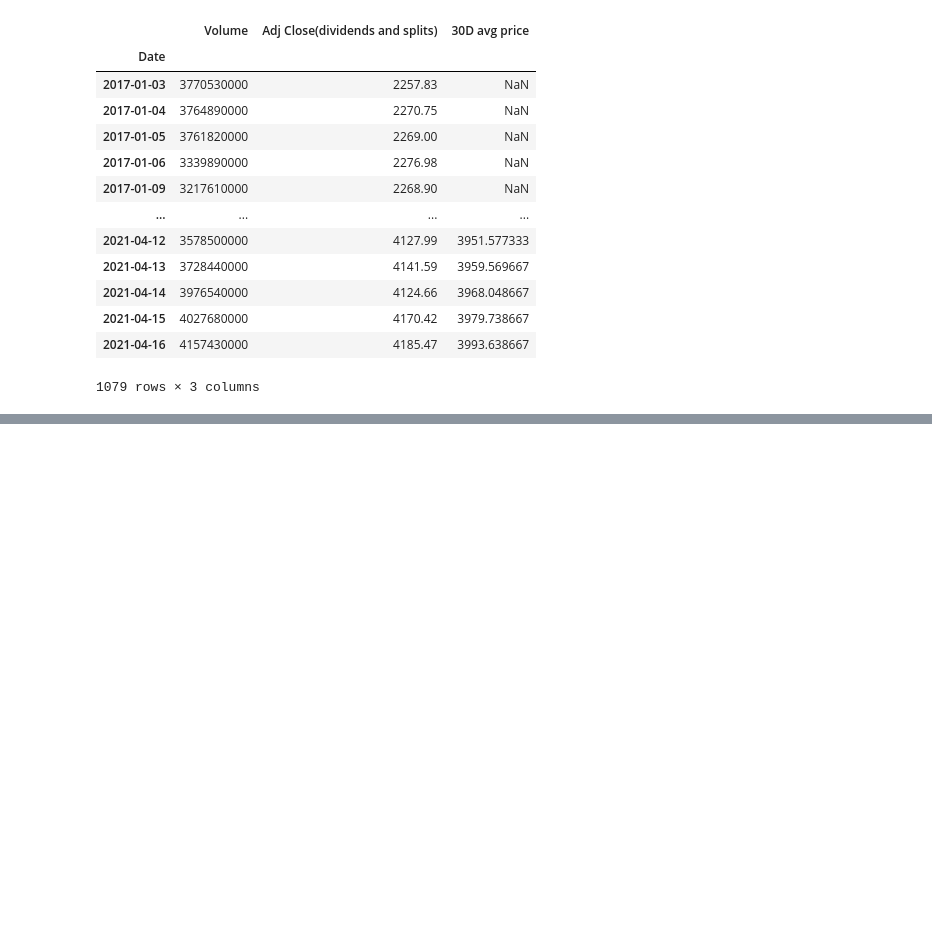
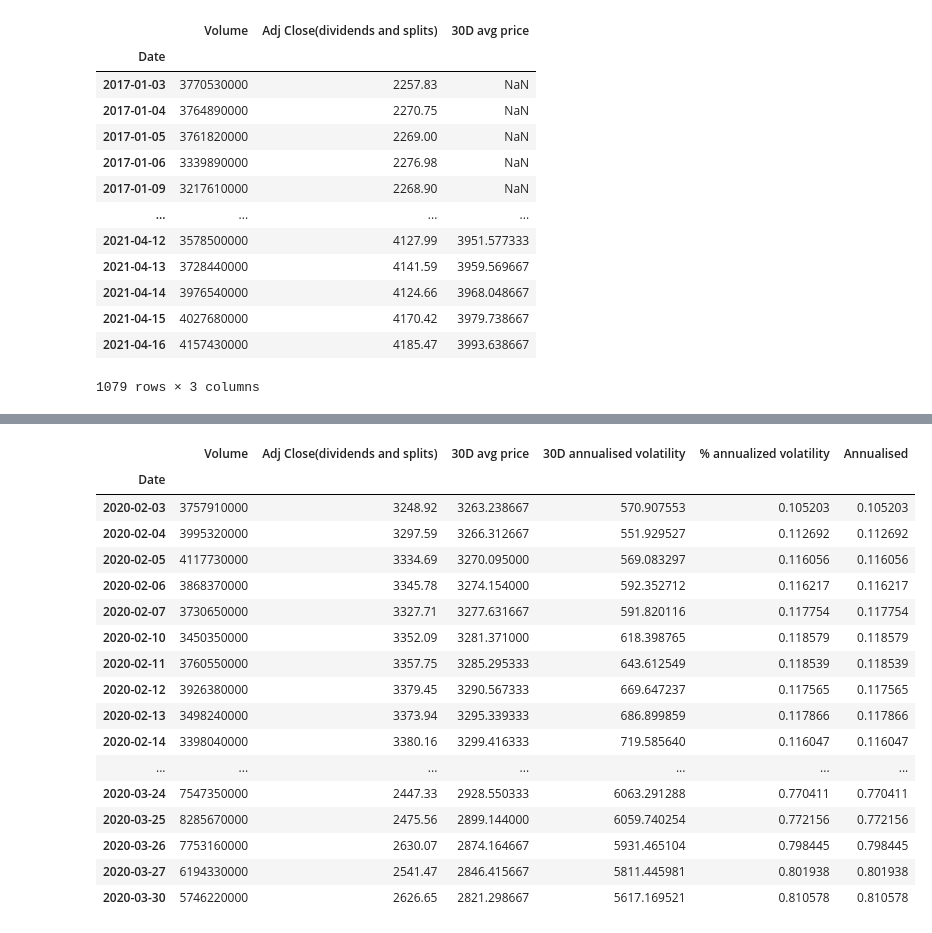
Before and after one commit to hoestlund/thesis, a Jupyter notebook: data_wrangling/sp500.ipynb, the cells around one changed output, grey strips where cells are left out. Saved outputs shown, nothing was run; the diff lists cells and outputs as text; code cells hidden in the pictures; blank space fills up the shorter version.

```diff
--- a/data_wrangling/sp500.ipynb
+++ b/data_wrangling/sp500.ipynb
@@ -204,0 +220,21 @@ market_action
+# %%
+market_action['2020-02-01':'2020-03-30']
+# %% [output]
+|  | Volume | Adj Close(dividends and splits) | 30D avg price | 30D annualised volatility | % annualized volatility | Annualised |
+| Date |  |  |  |  |  |  |
+| 2020-02-03 | 3757910000 | 3248.92 | 3263.238667 | 570.907553 | 0.105203 | 0.105203 |
+| 2020-02-04 | 3995320000 | 3297.59 | 3266.312667 | 551.929527 | 0.112692 | 0.112692 |
+| 2020-02-05 | 4117730000 | 3334.69 | 3270.095000 | 569.083297 | 0.116056 | 0.116056 |
+| 2020-02-06 | 3868370000 | 3345.78 | 3274.154000 | 592.352712 | 0.116217 | 0.116217 |
+| 2020-02-07 | 3730650000 | 3327.71 | 3277.631667 | 591.820116 | 0.117754 | 0.117754 |
+| 2020-02-10 | 3450350000 | 3352.09 | 3281.371000 | 618.398765 | 0.118579 | 0.118579 |
+| 2020-02-11 | 3760550000 | 3357.75 | 3285.295333 | 643.612549 | 0.118539 | 0.118539 |
+| 2020-02-12 | 3926380000 | 3379.45 | 3290.567333 | 669.647237 | 0.117565 | 0.117565 |
+| 2020-02-13 | 3498240000 | 3373.94 | 3295.339333 | 686.899859 | 0.117866 | 0.117866 |
+| 2020-02-14 | 3398040000 | 3380.16 | 3299.416333 | 719.585640 | 0.116047 | 0.116047 |
+| ... | ... | ... | ... | ... | ... | ... |
+| 2020-03-24 | 7547350000 | 2447.33 | 2928.550333 | 6063.291288 | 0.770411 | 0.770411 |
+| 2020-03-25 | 8285670000 | 2475.56 | 2899.144000 | 6059.740254 | 0.772156 | 0.772156 |
+| 2020-03-26 | 7753160000 | 2630.07 | 2874.164667 | 5931.465104 | 0.798445 | 0.798445 |
+| 2020-03-27 | 6194330000 | 2541.47 | 2846.415667 | 5811.445981 | 0.801938 | 0.801938 |
+| 2020-03-30 | 5746220000 | 2626.65 | 2821.298667 | 5617.169521 | 0.810578 | 0.810578 |
```
Also changed, not shown: parts of 4 cells of this notebook, 1 other file.
